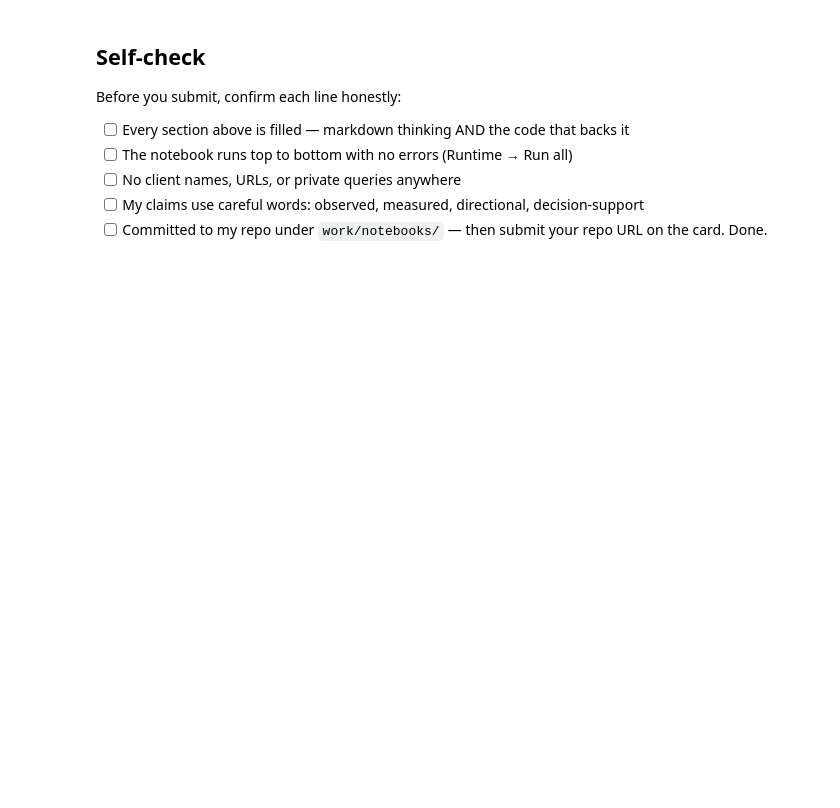
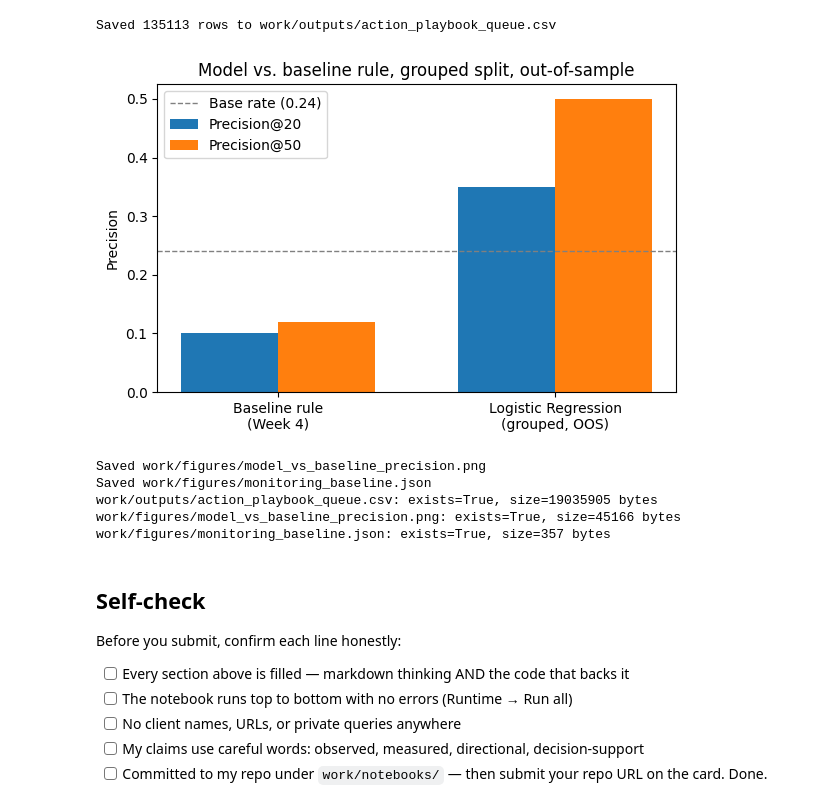
Before and after one commit to MohinaRustamova/flyrank-ml-internship, a Jupyter notebook: work/notebooks/w07_action_playbook.ipynb, the cells around one changed output. Cells and saved outputs as stored; diff of their text form; code cells hidden in the pictures; blank space fills up the shorter version.

```diff
--- a/work/notebooks/w07_action_playbook.ipynb
+++ b/work/notebooks/w07_action_playbook.ipynb
@@ -36,0 +349,15 @@ This skeleton is yours to fill. Work the sections **in order** — each one has
+# %%
+# This cell is for CODE (numbers, a query, a check).
+# Write your text answer in the cell ABOVE this one — typing sentences here breaks Run All.
+# ---- Quantify the no-go cases so the list isn't just asserted ----
+
+print("Rows with missing content_age_days (route to data-quality check, not action):",
+      playbook["content_age_days"].isna().sum())
+
+print("Rows with missing position_bucket:",
+      playbook["position_bucket"].isna().sum())
+
+print("\nRows where model_score is high (top 1000 of queue) but reason_code is NO_FLAG:")
+top1000 = ranked_queue.head(1000)
+disagreement = (top1000["reason_code"] == "NO_FLAG").sum()
+print(f"  {disagreement} of 1000 ({disagreement/10:.1f}%)")
@@ -44,3 +446,64 @@ This skeleton is yours to fill. Work the sections **in order** — each one has
+# %%
+# This cell is for CODE (numbers, a query, a check).
+# Write your text answer in the cell ABOVE this one — typing sentences here breaks Run All.
+
+import os
+import json
+import matplotlib.pyplot as plt
+
+os.makedirs("work/outputs", exist_ok=True)
+os.makedirs("work/figures", exist_ok=True)
+
+# ---- Export 1: full ranked queue (CSV, stays out of git) ----
+export_cols = [
+    "content_hash_id", "client_hash_id", "model_score", "reason_code",
+    "recommended_action", "validation_status", "position_bucket", "age_bucket",
+    "impressions_prior30", "impressions_current30", "is_declining_label",
+]
+ranked_queue[export_cols].to_csv("work/outputs/action_playbook_queue.csv", index=False)
+print(f"Saved {len(ranked_queue)} rows to work/outputs/action_playbook_queue.csv")
+
+# ---- Export 2: model vs baseline comparison figure (committed) ----
+fig, ax = plt.subplots(figsize=(6, 4))
+methods = ["Baseline rule\n(Week 4)", "Logistic Regression\n(grouped, OOS)"]
+p20 = [0.10, 0.35]
+p50 = [0.12, 0.50]
+
+x = np.arange(len(methods))
+width = 0.35
+ax.bar(x - width/2, p20, width, label="Precision@20")
+ax.bar(x + width/2, p50, width, label="Precision@50")
+ax.axhline(y=0.24, color="gray", linestyle="--", linewidth=1, label="Base rate (0.24)")
+ax.set_xticks(x)
+ax.set_xticklabels(methods)
+ax.set_ylabel("Precision")
+ax.set_title("Model vs. baseline rule, grouped split, out-of-sample")
+ax.legend()
+plt.tight_layout()
+plt.savefig("work/figures/model_vs_baseline_precision.png", dpi=150)
+plt.show()
+print("Saved work/figures/model_vs_baseline_precision.png")
+
+# ---- Export 3: monitoring baseline (JSON, committed, the paper's receipts) ----
+with open("work/figures/monitoring_baseline.json", "w") as f:
+    json.dump(monitoring_baseline, f, indent=2)
+print("Saved work/figures/monitoring_baseline.json")
+
+# ---- Sanity check: confirm all three files exist ----
+for path in ["work/outputs/action_playbook_queue.csv",
+             "work/figures/model_vs_baseline_precision.png",
+             "work/figures/monitoring_baseline.json"]:
+    exists = os.path.exists(path)
+    size = os.path.getsize(path) if exists else 0
+    print(f"{path}: exists={exists}, size={size} bytes")
+# %% [output]
+Saved 135113 rows to work/outputs/action_playbook_queue.csv
+[figure, added]
+Saved work/figures/model_vs_baseline_precision.png
+Saved work/figures/monitoring_baseline.json
+work/outputs/action_playbook_queue.csv: exists=True, size=19035905 bytes
+work/figures/model_vs_baseline_precision.png: exists=True, size=45166 bytes
+work/figures/monitoring_baseline.json: exists=True, size=357 bytes
 # %% [markdown]
 ## Self-check
 
```
Also changed, not shown: parts of 19 cells of this notebook.
